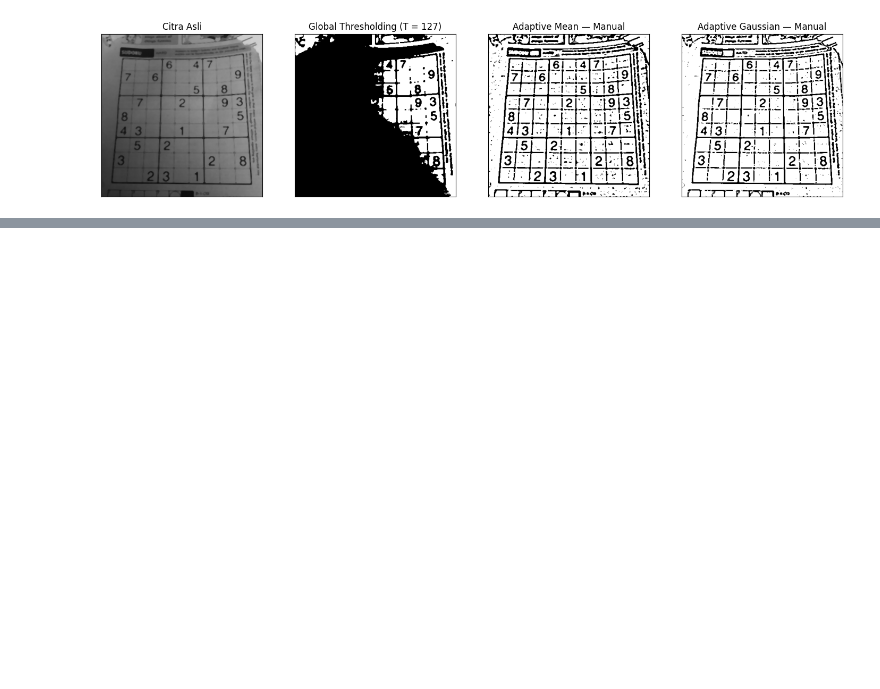
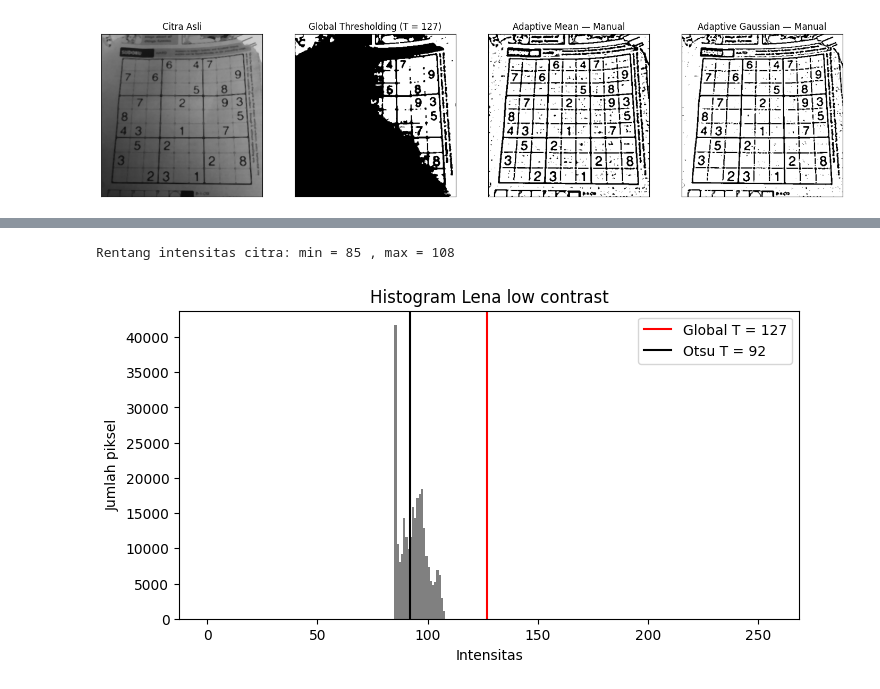
Before and after one commit to rsyadipras/PCVK_Ganjil2026, a Jupyter notebook: Week7_21.ipynb, the cells around one changed output, grey strips where cells are left out. Drawn from its saved outputs; the diff is of its cells as text; code cells hidden in the pictures; blank space fills up the shorter version.

```diff
--- a/Week7_21.ipynb
+++ b/Week7_21.ipynb
@@ -120,0 +175,16 @@ plt.show()
+# %%
+# Jawaban pertanyaan: histogram + garis threshold
+print('Rentang intensitas citra: min =', blur.min(), ', max =', blur.max())
+
+plt.figure(figsize=(8, 4))
+plt.hist(blur.ravel(), bins=256, range=(0, 256), color='gray')
+plt.axvline(127, color='red', label='Global T = 127')
+plt.axvline(otsu_thresh, color='black', label='Otsu T = ' + str(otsu_thresh))
+plt.xlabel('Intensitas')
+plt.ylabel('Jumlah piksel')
+plt.title('Histogram Lena low contrast')
+plt.legend()
+plt.show()
+# %% [output]
+Rentang intensitas citra: min = 85 , max = 108
+[figure, added]
```
Also changed, not shown: parts of 7 cells of this notebook.
